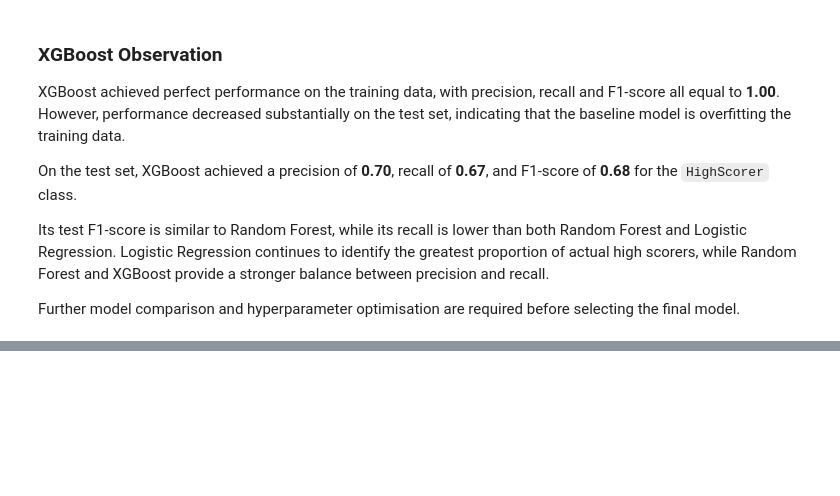
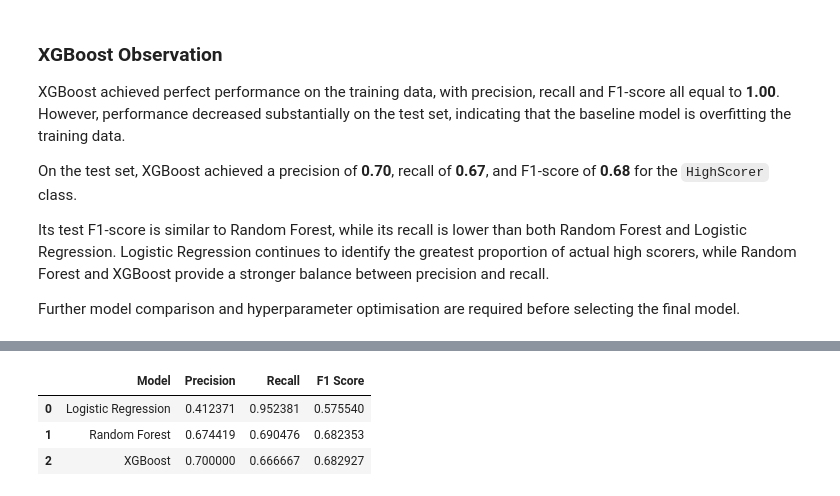
Before and after one commit to garethrogers28/premier-league-predictor, a Jupyter notebook: jupyter_notebooks/05_Model_Development.ipynb, the cells around one changed output, grey strips where cells are left out. Cells and saved outputs as stored; diff of their text form; code cells hidden in the pictures; blank space fills up the shorter version.

Commit message:
Compare baseline model performance

```diff
--- a/jupyter_notebooks/05_Model_Development.ipynb
+++ b/jupyter_notebooks/05_Model_Development.ipynb
@@ -564,0 +575,30 @@ Further model comparison and hyperparameter optimisation are required before sel
+# %%
+model_comparison = pd.DataFrame({
+    "Model": [
+        "Logistic Regression",
+        "Random Forest",
+        "XGBoost"
+    ],
+    "Precision": [
+        precision_score(y_test, y_test_pred_logistic),
+        precision_score(y_test, y_test_pred_rf),
+        precision_score(y_test, y_test_pred_xgb)
+    ],
+    "Recall": [
+        recall_score(y_test, y_test_pred_logistic),
+        recall_score(y_test, y_test_pred_rf),
+        recall_score(y_test, y_test_pred_xgb)
+    ],
+    "F1 Score": [
+        f1_score(y_test, y_test_pred_logistic),
+        f1_score(y_test, y_test_pred_rf),
+        f1_score(y_test, y_test_pred_xgb)
+    ]
+})
+# %%
+model_comparison
+# %% [output]
+|  | Model | Precision | Recall | F1 Score |
+| 0 | Logistic Regression | 0.412371 | 0.952381 | 0.575540 |
+| 1 | Random Forest | 0.674419 | 0.690476 | 0.682353 |
+| 2 | XGBoost | 0.700000 | 0.666667 | 0.682927 |
```
Also changed, not shown: parts of 5 cells of this notebook, 1 other file.
